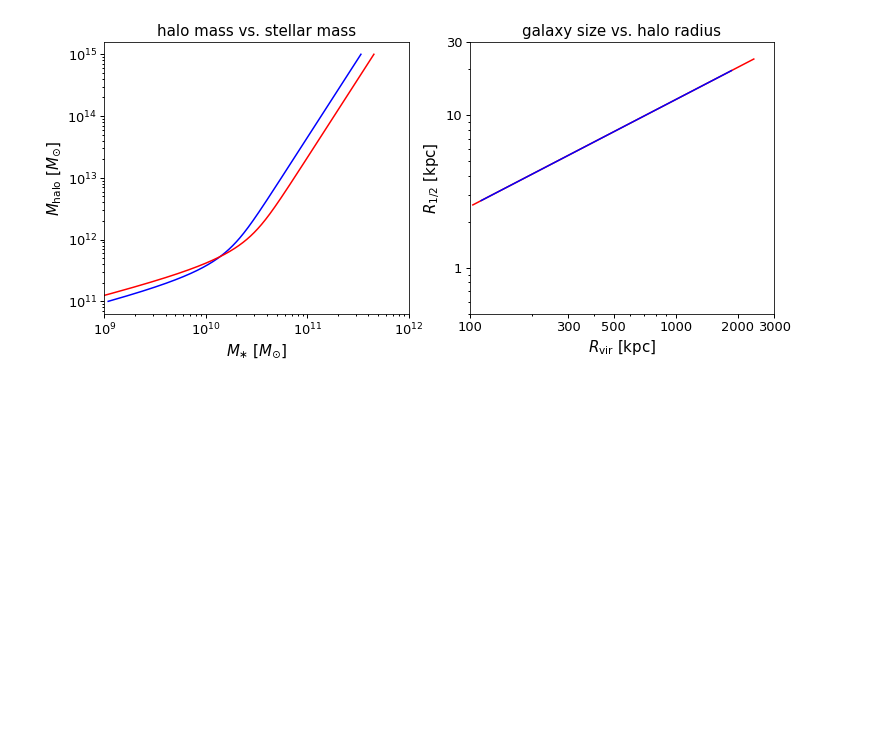
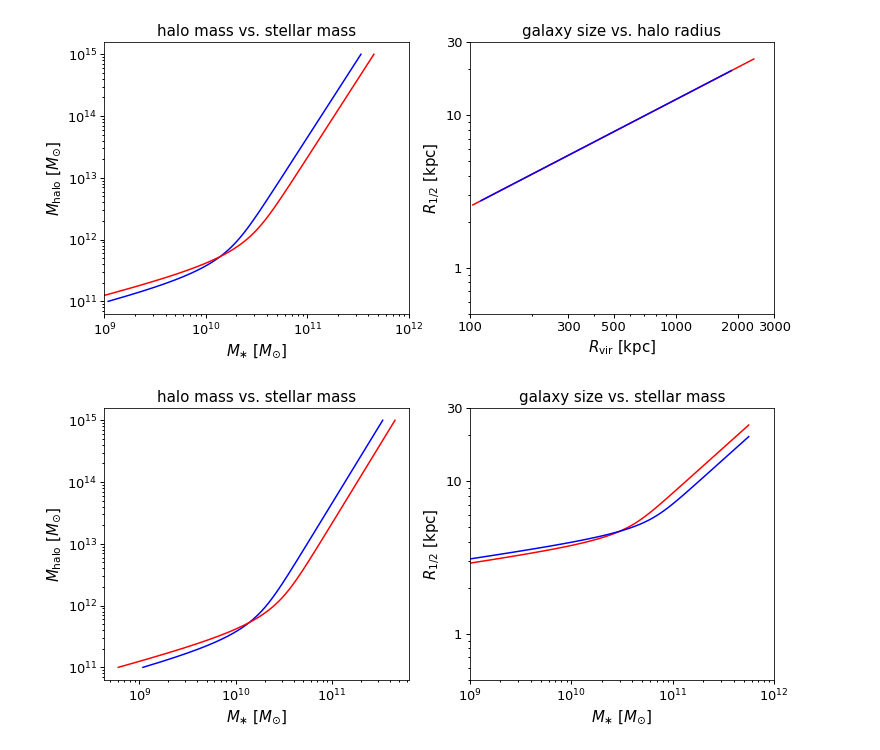
Before and after one commit to aphearin/galsize_models, a Jupyter notebook: notebooks/smhm_impact_on_rhalf_rhalo.ipynb, the cells around one changed output. Cells and saved outputs as stored; diff of their text form; code cells hidden in the pictures; blank space fills up the shorter version.

Commit message:
Developing plots in smhm_impact notebook

```diff
--- a/notebooks/smhm_impact_on_rhalf_rhalo.ipynb
+++ b/notebooks/smhm_impact_on_rhalf_rhalo.ipynb
@@ -71,3 +71,53 @@ ylabel2 = ax1.set_ylabel(r'$M_{\rm halo}$ $[M_{\odot}]$')
 title2 = ax1.set_title('halo mass vs. stellar mass')
 # %% [output]
 [figure]
+# %%
+sm_abscissa = np.logspace(8.5, 11.75, 100)
+
+norm_model1, alpha_model1 = 0.1, 0.7
+m10_model1 = 11.59
+rhalo_model1 = halo_radius_vs_stellar_mass(sm_abscissa)
+rhalf_model1 = component_size_vs_rhalo(rhalo_model1, norm_model1, alpha_model1)
+
+norm_model2, alpha_model2 = 0.1, 0.7
+m10_model2 = 11.8
+rhalo_model2 = halo_radius_vs_stellar_mass(sm_abscissa, m10=m10_model2)
+rhalf_model2 = component_size_vs_rhalo(rhalo_model2, norm_model2, alpha_model2)
+
+fig, (ax1, ax2) = plt.subplots(1, 2, figsize=(12, 5))
+
+__=ax1.loglog()
+__=ax2.loglog()
+
+__=ax2.plot(sm_abscissa, rhalf_model1, color='red')
+__=ax2.plot(sm_abscissa, rhalf_model2, color='blue')
+
+mhalo_array = np.logspace(11, 15, 1000)
+
+smhm_model = Moster13SmHm()
+smhm_model.param_dict['m10'] = m10_model1
+__=ax1.plot(smhm_model.mean_stellar_mass(prim_haloprop=mhalo_array), mhalo_array,
+           color='blue')
+
+smhm_model.param_dict['m10'] = m10_model2
+__=ax1.plot(smhm_model.mean_stellar_mass(prim_haloprop=mhalo_array), mhalo_array,
+           color='red')
+
+xlim2 = ax2.set_xlim(1e9, 1e12)
+ylim2 = ax2.set_ylim(0.5, 30)
+__=ax2.set_yticks((1, 10, 30))
+from matplotlib import ticker
+# __=ax2.get_xaxis().set_major_formatter(ticker.ScalarFormatter())
+# __=ax2.get_xaxis().set_minor_formatter(ticker.NullFormatter())
+__=ax2.get_yaxis().set_major_formatter(ticker.ScalarFormatter())
+__=ax2.get_yaxis().set_minor_formatter(ticker.NullFormatter())
+
+xlabel1 = ax1.set_xlabel(r'$M_{\ast}$ $[M_{\odot}]$')
+ylabel1 = ax1.set_ylabel(r'$M_{\rm halo}$ $[M_{\odot}]$')
+title1 = ax1.set_title('halo mass vs. stellar mass')
+
+xlabel2 = ax2.set_xlabel(r'$M_{\ast}$ $[M_{\odot}]$')
+ylabel2 = ax2.set_ylabel(r'$R_{1/2}$ [kpc]')
+title2 = ax2.set_title('galaxy size vs. stellar mass')
+# %% [output]
+[figure, added]
```
